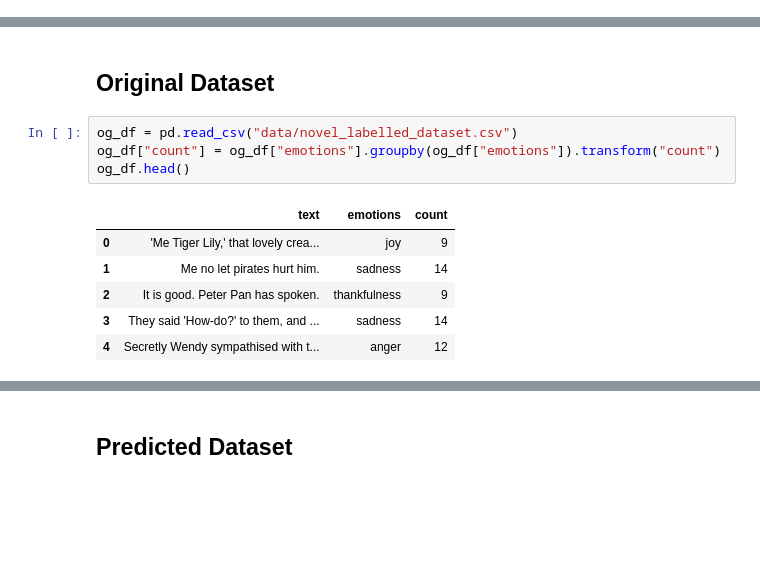
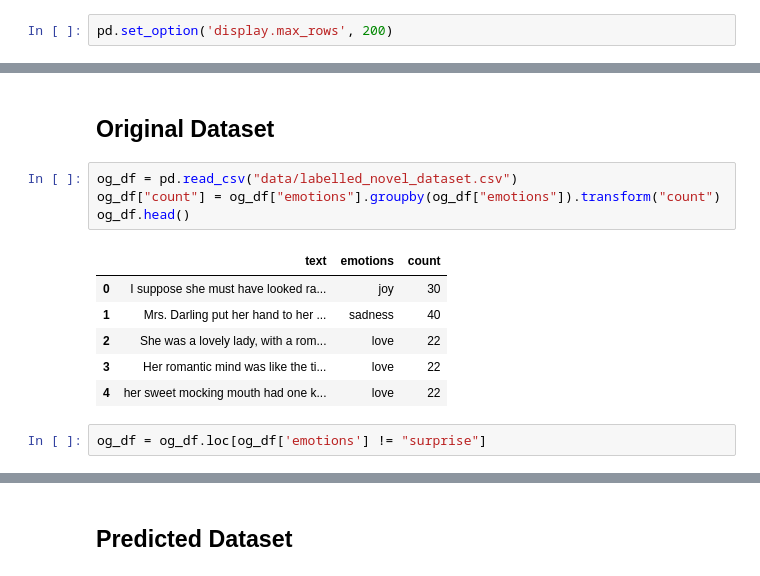
Before and after one commit to vinitshah24/Emotions-Detection-Text-RNN, a Jupyter notebook: precision_recall_visualization.ipynb, the cells around one changed output, grey strips where cells are left out. Saved outputs shown, nothing was run; the diff lists cells and outputs as text; blank space fills up the shorter version.

```diff
--- a/precision_recall_visualization.ipynb
+++ b/precision_recall_visualization.ipynb
@@ -11,6 +12,8 @@ from sklearn.metrics import (
     recall_score,
     f1_score,
     classification_report)
+# %%
+pd.set_option('display.max_rows', 200)
 # %%
 def get_max_emotion_score_df(file, emotion_col, emotion_count_col):
     df = pd.read_csv(file)
@@ -32,16 +35,18 @@ def display_bar_chart(df, emotion_col, emotion_count_col):
 # %% [markdown]
 ## Original Dataset
 # %%
-og_df = pd.read_csv("data/novel_labelled_dataset.csv")
+og_df = pd.read_csv("data/labelled_novel_dataset.csv")
 og_df["count"] = og_df["emotions"].groupby(og_df["emotions"]).transform("count")
 og_df.head()
 # %% [output]
 |  | text | emotions | count |
-| 0 | 'Me Tiger Lily,' that lovely crea... | joy | 9 |
-| 1 | Me no let pirates hurt him. | sadness | 14 |
-| 2 | It is good. Peter Pan has spoken. | thankfulness | 9 |
-| 3 | They said 'How-do?' to them, and ... | sadness | 14 |
-| 4 | Secretly Wendy sympathised with t... | anger | 12 |
+| 0 | I suppose she must have looked ra... | joy | 30 |
+| 1 | Mrs. Darling put her hand to her ... | sadness | 40 |
+| 2 | She was a lovely lady, with a rom... | love | 22 |
+| 3 | Her romantic mind was like the ti... | love | 22 |
+| 4 | her sweet mocking mouth had one k... | love | 22 |
+# %%
+og_df = og_df.loc[og_df['emotions'] != "surprise"]
 # %%
 display_bar_chart(og_df, emotion_col="emotions", emotion_count_col="count")
 # %% [output]
```
Also changed, not shown: parts of 17 cells of this notebook, 9 other files.
